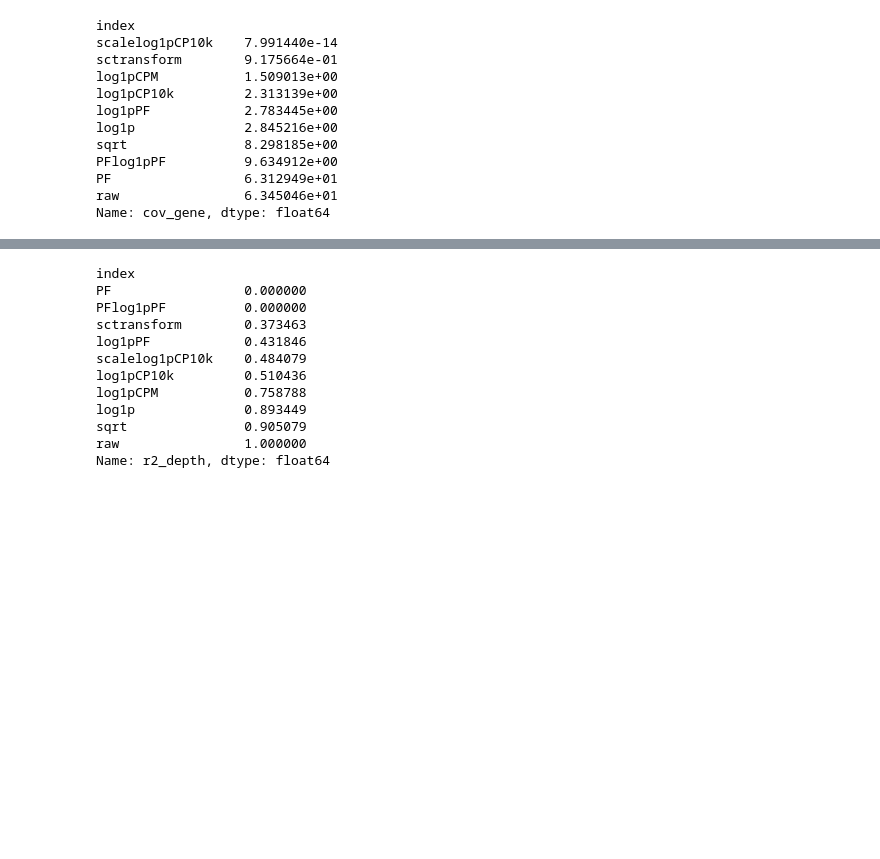
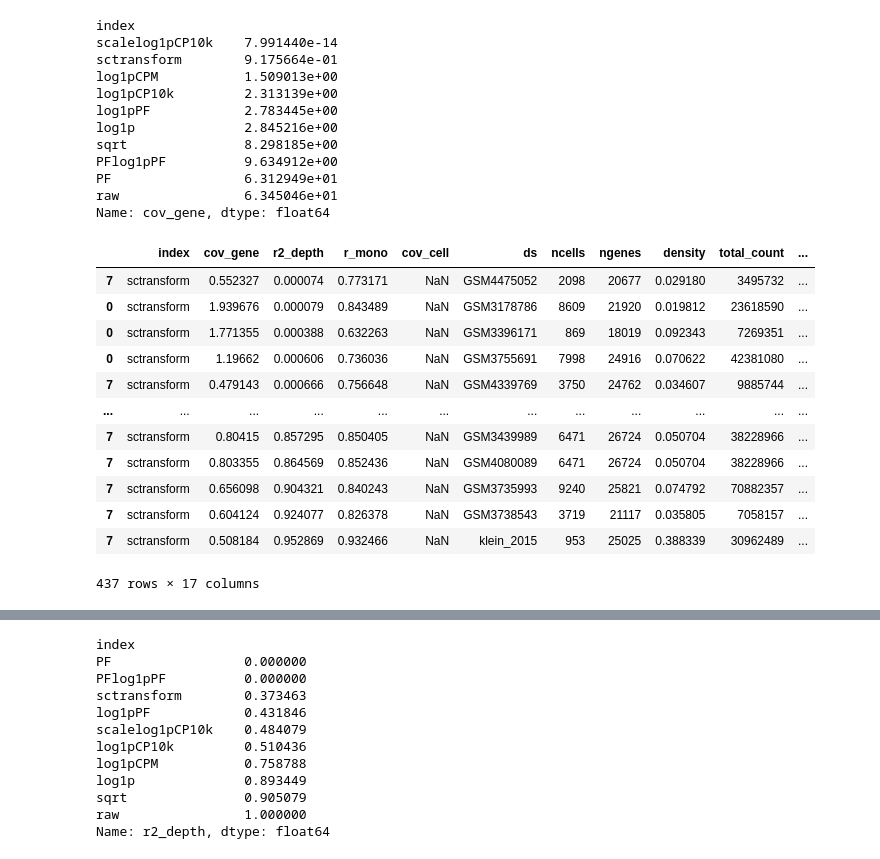
Before and after one commit to pachterlab/BHGP_2022, a Jupyter notebook: analysis/summary.ipynb, the cells around one changed output, grey strips where cells are left out. Saved outputs shown, nothing was run; the diff lists cells and outputs as text; code cells hidden in the pictures; blank space fills up the shorter version.

```diff
--- a/analysis/summary.ipynb
+++ b/analysis/summary.ipynb
@@ -818,3 +882,19 @@ PFlog1pPF          9.634912e+00
 PF                 6.312949e+01
 raw                6.345046e+01
 Name: cov_gene, dtype: float64
+# %%
+metrics.query("index == 'sctransform'").sort_values("r2_depth")
+# %% [output]
+|  | index | cov_gene | r2_depth | r_mono | cov_cell | ds | ncells | ngenes | density | total_count | ... |
+| 7 | sctransform | 0.552327 | 0.000074 | 0.773171 | NaN | GSM4475052 | 2098 | 20677 | 0.029180 | 3495732 | ... |
+| 0 | sctransform | 1.939676 | 0.000079 | 0.843489 | NaN | GSM3178786 | 8609 | 21920 | 0.019812 | 23618590 | ... |
+| 0 | sctransform | 1.771355 | 0.000388 | 0.632263 | NaN | GSM3396171 | 869 | 18019 | 0.092343 | 7269351 | ... |
+| 0 | sctransform | 1.19662 | 0.000606 | 0.736036 | NaN | GSM3755691 | 7998 | 24916 | 0.070622 | 42381080 | ... |
+| 7 | sctransform | 0.479143 | 0.000666 | 0.756648 | NaN | GSM4339769 | 3750 | 24762 | 0.034607 | 9885744 | ... |
+| ... | ... | ... | ... | ... | ... | ... | ... | ... | ... | ... | ... |
+| 7 | sctransform | 0.80415 | 0.857295 | 0.850405 | NaN | GSM3439989 | 6471 | 26724 | 0.050704 | 38228966 | ... |
+| 7 | sctransform | 0.803355 | 0.864569 | 0.852436 | NaN | GSM4080089 | 6471 | 26724 | 0.050704 | 38228966 | ... |
+| 7 | sctransform | 0.656098 | 0.904321 | 0.840243 | NaN | GSM3735993 | 9240 | 25821 | 0.074792 | 70882357 | ... |
+| 7 | sctransform | 0.604124 | 0.924077 | 0.826378 | NaN | GSM3738543 | 3719 | 21117 | 0.035805 | 7058157 | ... |
+| 7 | sctransform | 0.508184 | 0.952869 | 0.932466 | NaN | klein_2015 | 953 | 25025 | 0.388339 | 30962489 | ... |
+437 rows × 17 columns
```
Also changed, not shown: parts of 13 cells of this notebook, 2 other files.
